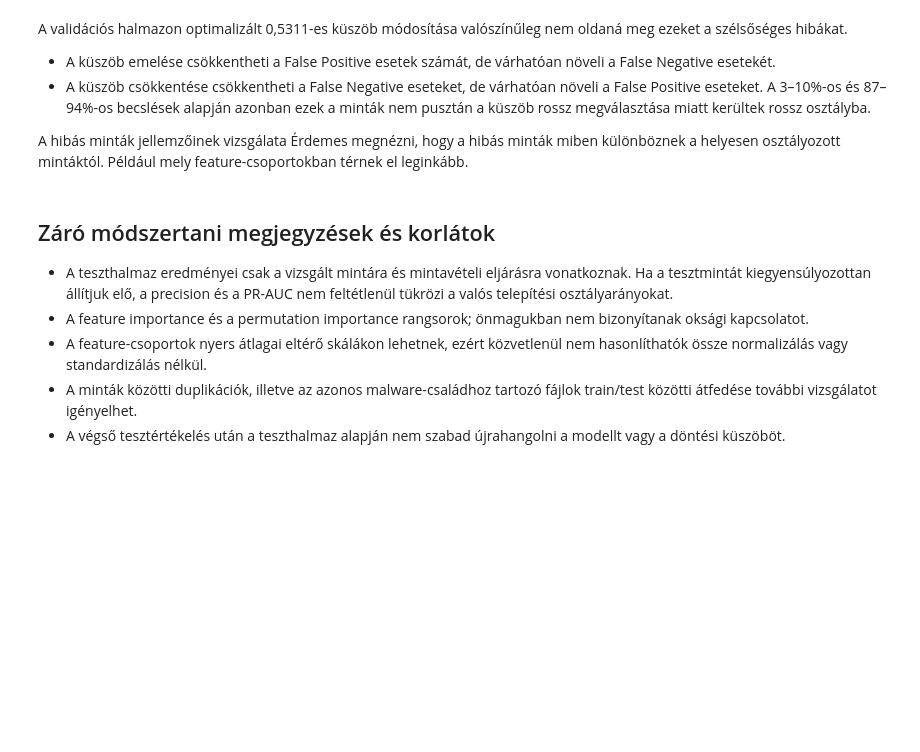
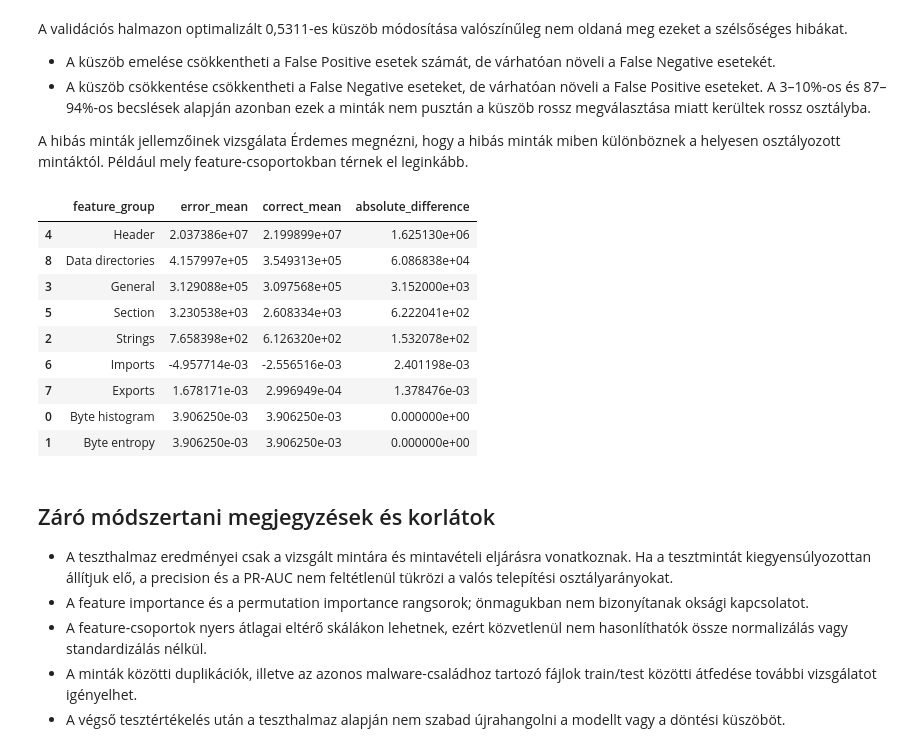
Before and after one commit to RaczNikoletta/Artificial-intelligence, a Jupyter notebook: PE_SupervisedML/EMBER_2018_v2_osszesitett.ipynb, the cells around one changed output. Drawn from its saved outputs; the diff is of its cells as text; code cells hidden in the pictures; blank space fills up the shorter version.

Commit message:
Merged notebooks

```diff
--- a/PE_SupervisedML/EMBER_2018_v2_osszesitett.ipynb
+++ b/PE_SupervisedML/EMBER_2018_v2_osszesitett.ipynb
@@ -55,28 +91,3 @@ print("Konfiguráció sikeresen betöltve.")
 Konfiguráció sikeresen betöltve.
 # %% [markdown]
 1.3. Adathalmaz letöltése és ellenőrzése
-# %%
-# Kaggle Notebookban az Add Input funkcióval csatolt datasetet használjuk.
-# Ha más környezetben futtatod, a KAGGLEHUB_FALLBACK=True engedélyezi a letöltést.
-KAGGLEHUB_FALLBACK = False
-
-input_root = Path("/kaggle/input")
-train_matches = list(input_root.rglob("train_ember_2018_v2_features.parquet"))
-test_matches = list(input_root.rglob("test_ember_2018_v2_features.parquet"))
-
-if train_matches and test_matches:
-    train_file = train_matches[0]
-    test_file = test_matches[0]
-else:
-    if not KAGGLEHUB_FALLBACK:
-        raise FileNotFoundError(
-            "A Parquet fájlok nem találhatók a /kaggle/input alatt. "
-            "Kaggle Notebookban add hozzá az EMBER 2018 v2 datasetet az Add Input menüben, "
-            "vagy állítsd KAGGLEHUB_FALLBACK=True értékre."
-        )
-    download_path = Path(kagglehub.dataset_download("dhoogla/ember-2018-v2-features"))
-    train_file = find_dataset_file(download_path, "train_ember_2018_v2_features.parquet")
-    test_file = find_dataset_file(download_path, "test_ember_2018_v2_features.parquet")
-
-print("Train:", train_file)
-print("Test:", test_file)
@@ -1669,34 +1999,48 @@ A 3–10%-os és 87–94%-os becslések alapján azonban ezek a minták nem pusz
 A hibás minták jellemzőinek vizsgálata
 Érdemes megnézni, hogy a hibás minták miben különböznek a helyesen osztályozott mintáktól. Például mely feature-csoportokban térnek el leginkább.
 # %%
-for group_name, group_info in FEATURE_GROUPS.items():
-    print(group_name, "->", group_info)
+# A téves és helyes predikciók feature-csoport szintű összehasonlítása.
+error_mask = error_analysis_df["error_type"] != "Correct"
+correct_mask = error_analysis_df["error_type"] == "Correct"
+
+error_indices = np.flatnonzero(error_mask.to_numpy())
+correct_indices = np.flatnonzero(correct_mask.to_numpy())
 
 error_group_stats = []
 
 for group_name, group_info in FEATURE_GROUPS.items():
-
     start = group_info["start"]
     end = group_info["end"]
 
     error_mean = X_test[error_indices, start:end].mean()
     correct_mean = X_test[correct_indices, start:end].mean()
 
     error_group_stats.append({
         "feature_group": group_name,
         "error_mean": error_mean,
         "correct_mean": correct_mean,
         "absolute_difference": abs(error_mean - correct_mean)
     })
 
 error_group_df = pd.DataFrame(error_group_stats)
 
 display(
     error_group_df.sort_values(
         "absolute_difference",
         ascending=False
     )
 )
+# %% [output]
+|  | feature_group | error_mean | correct_mean | absolute_difference |
+| 4 | Header | 2.037386e+07 | 2.199899e+07 | 1.625130e+06 |
+| 8 | Data directories | 4.157997e+05 | 3.549313e+05 | 6.086838e+04 |
+| 3 | General | 3.129088e+05 | 3.097568e+05 | 3.152000e+03 |
+| 5 | Section | 3.230538e+03 | 2.608334e+03 | 6.222041e+02 |
+| 2 | Strings | 7.658398e+02 | 6.126320e+02 | 1.532078e+02 |
+| 6 | Imports | -4.957714e-03 | -2.556516e-03 | 2.401198e-03 |
+| 7 | Exports | 1.678171e-03 | 2.996949e-04 | 1.378476e-03 |
+| 0 | Byte histogram | 3.906250e-03 | 3.906250e-03 | 0.000000e+00 |
+| 1 | Byte entropy | 3.906250e-03 | 3.906250e-03 | 0.000000e+00 |
 # %% [markdown]
 ## Záró módszertani megjegyzések és korlátok
 
```
Also changed, not shown: parts of 21 cells of this notebook.
